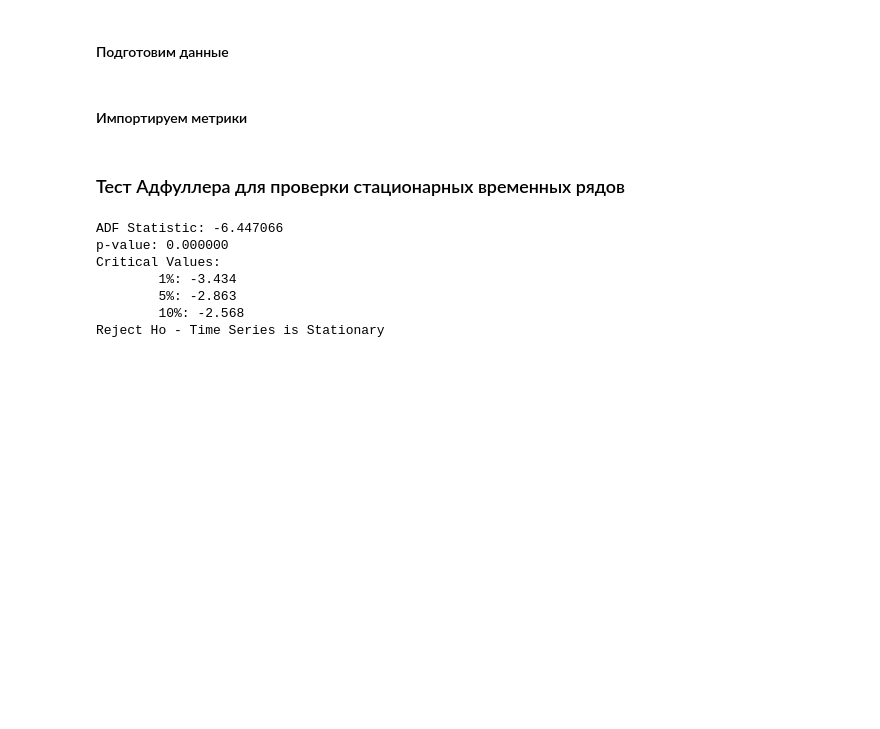
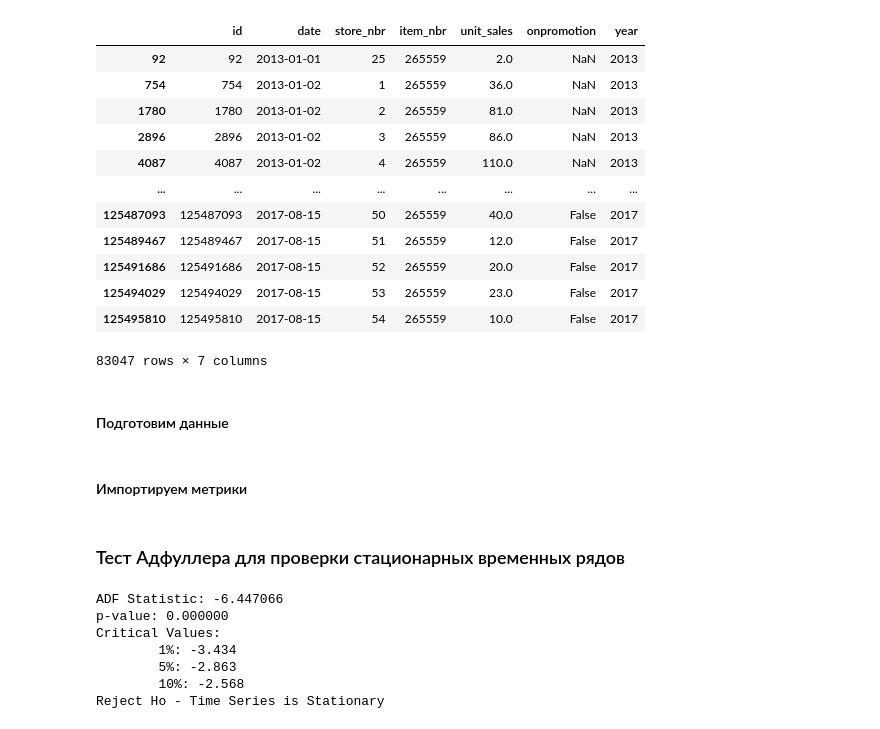
Before and after one commit to asyachin/SF_DS_ML, a Jupyter notebook: DS_ML15_TimeSeries/SF_arma_arima.ipynb, the cells around one changed output. Drawn from its saved outputs; the diff is of its cells as text; code cells hidden in the pictures; blank space fills up the shorter version.

```diff
--- a/DS_ML15_TimeSeries/SF_arma_arima.ipynb
+++ b/DS_ML15_TimeSeries/SF_arma_arima.ipynb
@@ -13,7 +13,7 @@ url = 'https://www.dropbox.com/s/g0l60pmw6xet2cu/train.zip?dl=1'
 request = requests.get(url, stream=True)
 # %%
 zip_filename = os.path.basename(url)[:-5]
-file_dir = '../.temp/'
+file_dir = './.temp/'
 with open(file_dir + zip_filename, 'wb') as zfile:
     zfile.write(request.content)
 # %%
@@ -31,3 +40,19 @@ top1['year'] = top1['date'].dt.year
+# %%
+top1
+# %% [output]
+|  | id | date | store_nbr | item_nbr | unit_sales | onpromotion | year |
+| 92 | 92 | 2013-01-01 | 25 | 265559 | 2.0 | NaN | 2013 |
+| 754 | 754 | 2013-01-02 | 1 | 265559 | 36.0 | NaN | 2013 |
+| 1780 | 1780 | 2013-01-02 | 2 | 265559 | 81.0 | NaN | 2013 |
+| 2896 | 2896 | 2013-01-02 | 3 | 265559 | 86.0 | NaN | 2013 |
+| 4087 | 4087 | 2013-01-02 | 4 | 265559 | 110.0 | NaN | 2013 |
+| ... | ... | ... | ... | ... | ... | ... | ... |
+| 125487093 | 125487093 | 2017-08-15 | 50 | 265559 | 40.0 | False | 2017 |
+| 125489467 | 125489467 | 2017-08-15 | 51 | 265559 | 12.0 | False | 2017 |
+| 125491686 | 125491686 | 2017-08-15 | 52 | 265559 | 20.0 | False | 2017 |
+| 125494029 | 125494029 | 2017-08-15 | 53 | 265559 | 23.0 | False | 2017 |
+| 125495810 | 125495810 | 2017-08-15 | 54 | 265559 | 10.0 | False | 2017 |
+83047 rows × 7 columns
 # %% [markdown]
 #### Подготовим данные
 # %%
```
Also changed, not shown: parts of 11 cells of this notebook, 2 other files.
